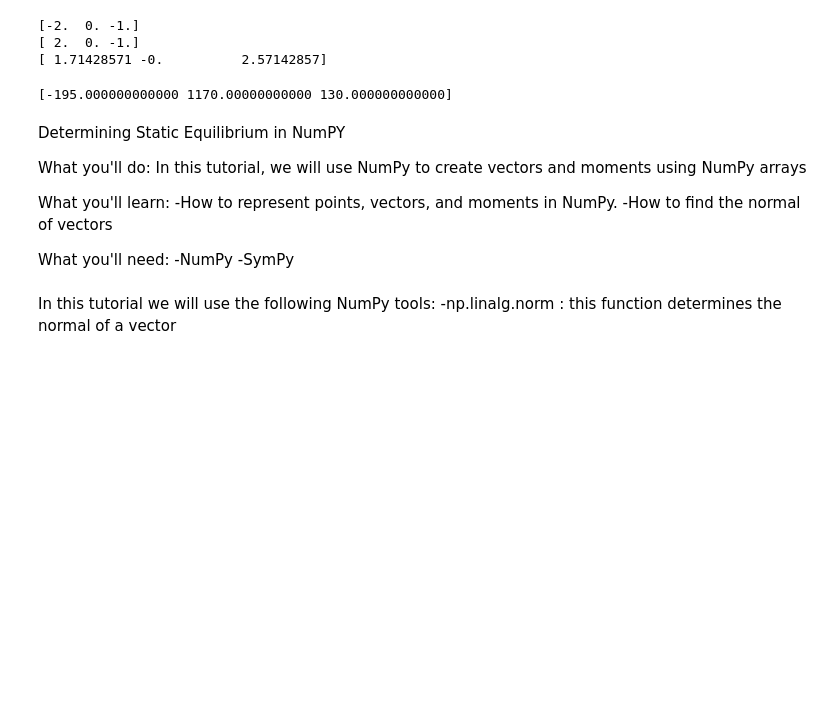
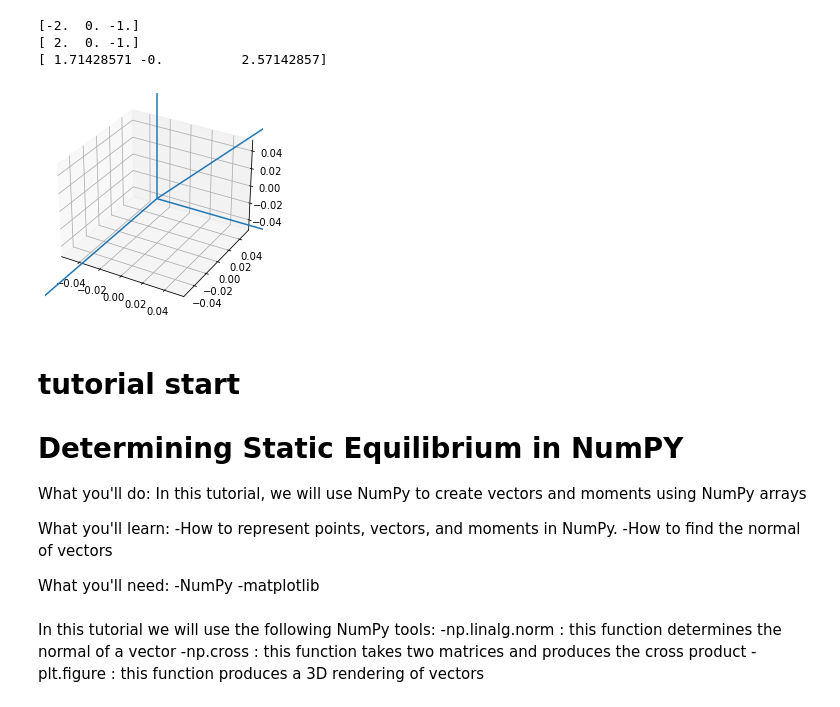
Before and after one commit to h2o-DS/uconn_numpy_tutorials, a Jupyter notebook: notebooks/daniel_notebook.ipynb, the cells around one changed output. Saved outputs shown, nothing was run; the diff lists cells and outputs as text; code cells hidden in the pictures; blank space fills up the shorter version.

```diff
--- a/notebooks/daniel_notebook.ipynb
+++ b/notebooks/daniel_notebook.ipynb
@@ -61,30 +62,39 @@ print(CF)
 [-2.  0. -1.]
 [ 2.  0. -1.]
 [ 1.71428571 -0.          2.57142857]
-# %%
-from sympy import symbols, Eq, solve
-
-Tcf = 455
-Tbd, Tbe, Ax, Ay, Az = symbols('Tbd Tbe Ax Ay Az')
-Mx = Eq(Tbd*BD[0]+Tbe*BE[0]+Tcf*CF[0], 0)
-My = Eq(Tbd*BD[1]+Tbe*BE[1]+Tcf*CF[1], 0)
-Mz = Eq(Tbd*BD[2]+Tbe*BE[2]+Tcf*CF[2], 0)
-Fx = Eq(Tbd*units[2][0]+Tbe*units[3][0]+Tcf*units[4][0]+Ax, 0)
-Fy = Eq(Tbd*units[2][1]+Tbe*units[3][1]+Tcf*units[4][1]+Ay, 0)
-Fz = Eq(Tbd*units[2][2]+Tbe*units[3][2]+Tcf*units[4][2]+Az, 0)
-T = solve((Mx, My, Mz, Fx, Fy, Fz), (Tbd, Tbe, Ax, Ay, Az))
-Tbd = T[Tbd]
-Tbe = T[Tbe]
-Ax = T[Ax]
-Ay = T[Ay]
-Az = T[Az]
-
-reaction = np.array([Ax,Ay,Az])
-print(reaction)
-# %% [output]
-[-195.000000000000 1170.00000000000 130.000000000000]
+# %%
+import matplotlib.pyplot as plt
+
+fig = plt.figure()
+
+d3 = fig.gca(projection='3d')
+
+x, y, z = np.array([0,0,0])
+u, v, w = np.array([1,0,0])
+
+d3.quiver(x,y,z,u,v,w,length=1)
+
+
+u, v, w = np.array([0,-1,0])
+
+d3.quiver(x,y,z,u,v,w,length=1)
+
+u, v, w = np.array([0,0,1])
+
+d3.quiver(x,y,z,u,v,w,length=1)
+
+
+u, v, w = np.array([1,1,1])
+
+d3.quiver(x,y,z,u,v,w,length=1)
+
+plt.show()
+# %% [output]
+[figure, added]
 # %% [markdown]
-Determining Static Equilibrium in NumPY
+# tutorial start
+
+# Determining Static Equilibrium in NumPY
 
 What you'll do:
     In this tutorial, we will use NumPy to create vectors and moments using NumPy arrays
@@ -95,4 +105,4 @@ What you'll learn:
 
 What you'll need:
     -NumPy
-    -SymPy
+    -matplotlib
@@ -102,3 +112,5 @@ What you'll need:
 # %% [markdown]
 In this tutorial we will use the following NumPy tools:
     -np.linalg.norm : this function determines the normal of a vector
+    -np.cross : this function takes two matrices and produces the cross product
+    -plt.figure : this function produces a 3D rendering of vectors
```
Also changed, not shown: parts of 25 cells of this notebook.
